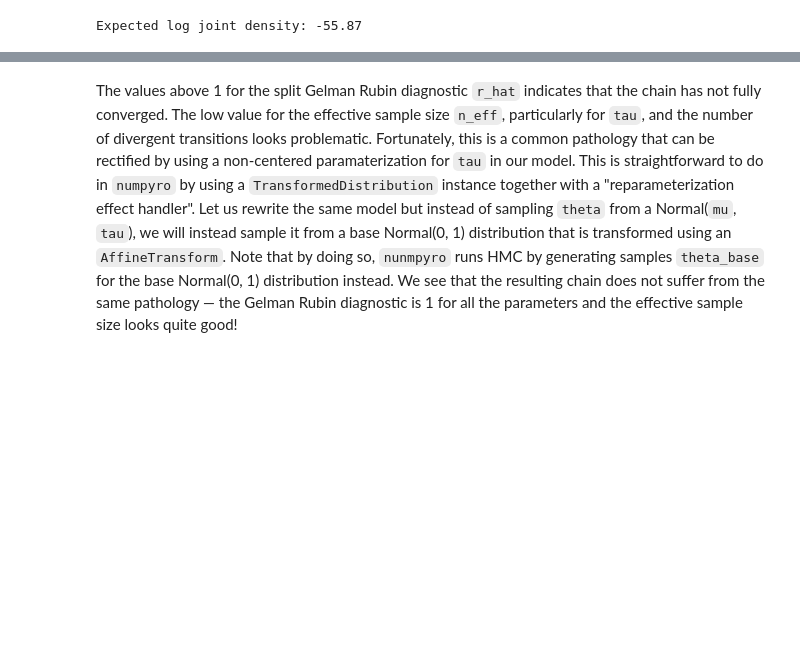
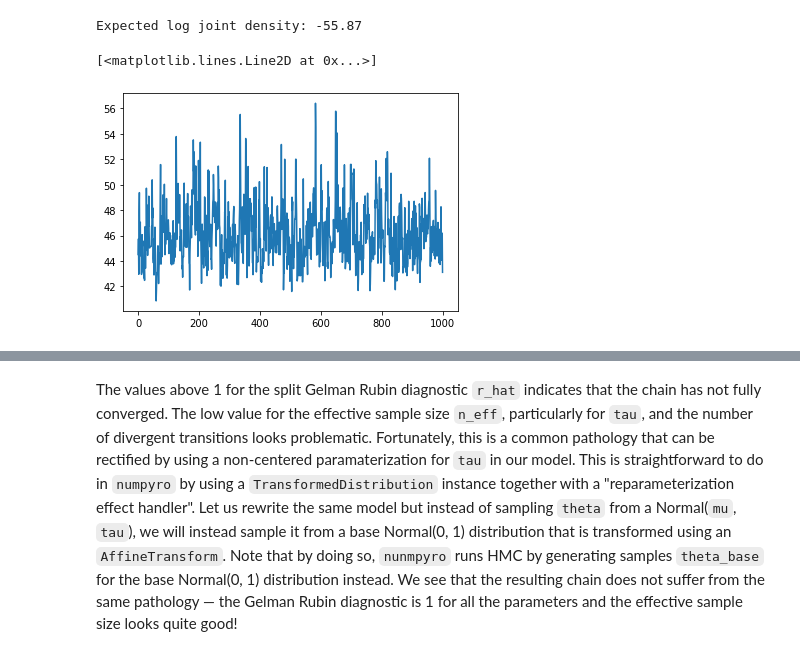
Before and after one commit to ludkinm/numpyro, a Jupyter notebook: notebooks/HMC_schools.ipynb, the cells around one changed output, grey strips where cells are left out. Cells and saved outputs as stored; diff of their text form; code cells hidden in the pictures; blank space fills up the shorter version.

```diff
--- a/notebooks/HMC_schools.ipynb
+++ b/notebooks/HMC_schools.ipynb
@@ -57,5 +57,10 @@ pe = mcmc.get_extra_fields()['potential_energy']
 print('Expected log joint density: {:.2f}'.format(np.mean(-pe)))
 # %% [output]
 Expected log joint density: -55.87
+# %%
+plt.plot(pe)
+# %% [output]
+[<matplotlib.lines.Line2D at 0x...>]
+[figure, added]
 # %%
 samples = mcmc.get_samples()
```
Also changed, not shown: parts of 9 cells of this notebook, 9 other files.
